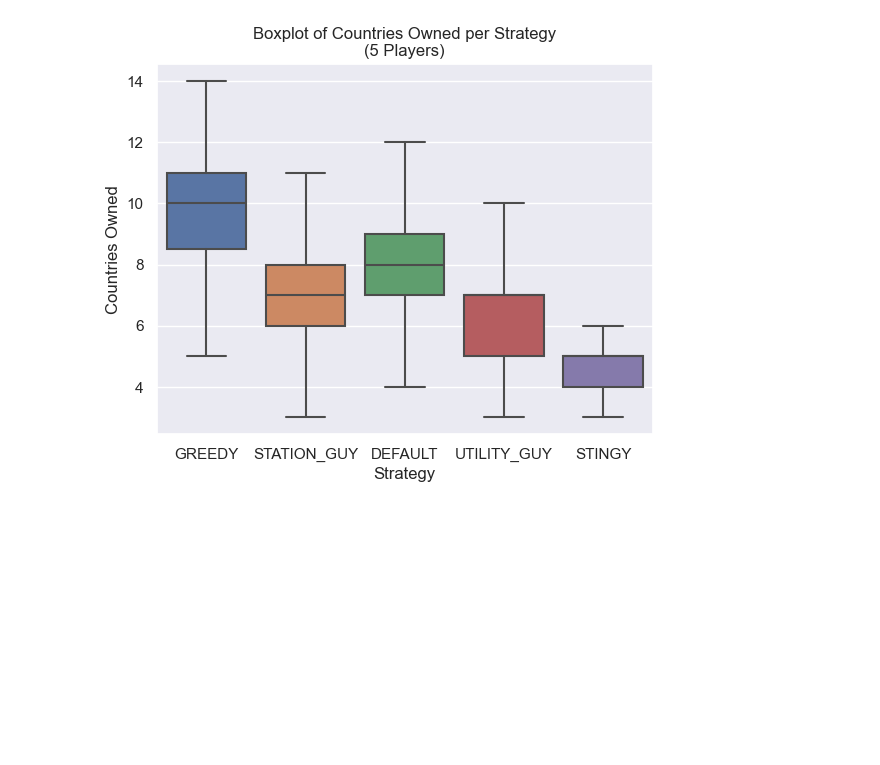
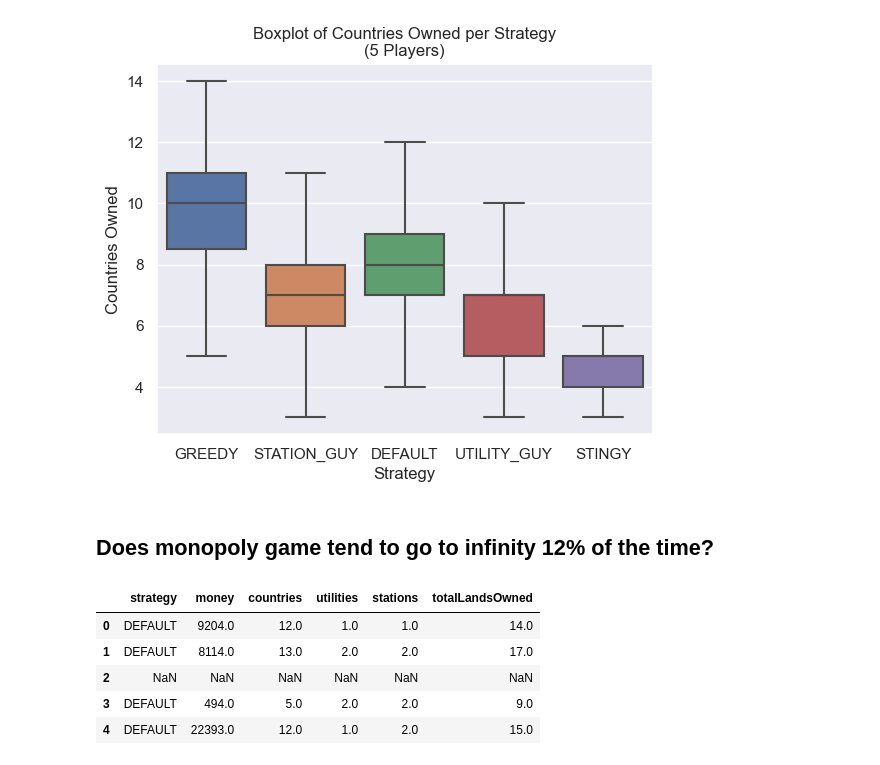
Before and after one commit to HashemBader/Monopoly-Game, a Jupyter notebook: dataAnalysis.ipynb, the cells around one changed output. Saved outputs shown, nothing was run; the diff lists cells and outputs as text; code cells hidden in the pictures; blank space fills up the shorter version.

```diff
--- a/dataAnalysis.ipynb
+++ b/dataAnalysis.ipynb
@@ -227,3 +227,15 @@ plt.ylabel('Countries Owned')
 plt.show();
 # %% [output]
 [figure]
+# %% [markdown]
+## Does monopoly game tend to go to infinity 12% of the time?
+# %%
+df = pd.read_csv('./data_unused/DefaultDefault.csv')
+df.head()
+# %% [output]
+|  | strategy | money | countries | utilities | stations | totalLandsOwned |
+| 0 | DEFAULT | 9204.0 | 12.0 | 1.0 | 1.0 | 14.0 |
+| 1 | DEFAULT | 8114.0 | 13.0 | 2.0 | 2.0 | 17.0 |
+| 2 | NaN | NaN | NaN | NaN | NaN | NaN |
+| 3 | DEFAULT | 494.0 | 5.0 | 2.0 | 2.0 | 9.0 |
+| 4 | DEFAULT | 22393.0 | 12.0 | 1.0 | 2.0 | 15.0 |
```
Also changed, not shown: parts of 6 cells of this notebook, 11 other files.
